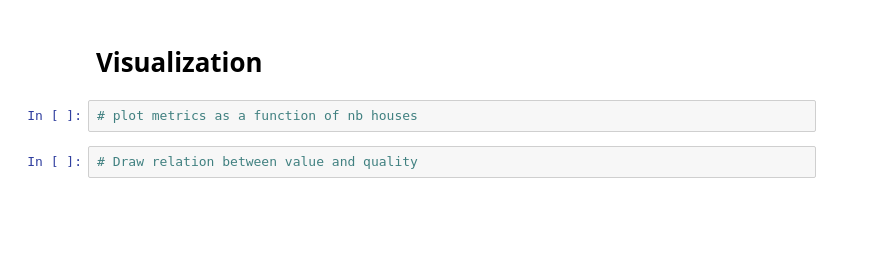
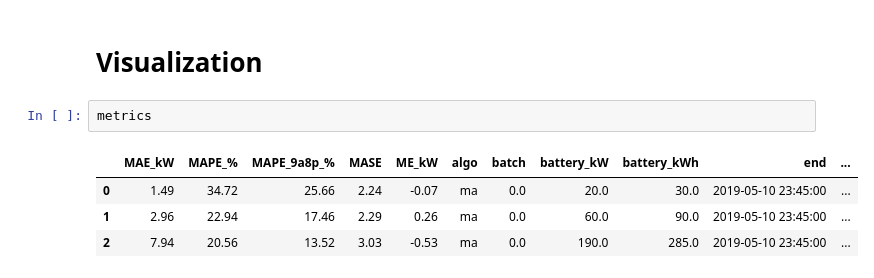
Before and after one commit to Jonathan56/pylec_forecastpaper, a Jupyter notebook: studies/ma.ipynb, the cells around one changed output. Saved outputs shown, nothing was run; the diff lists cells and outputs as text; blank space fills up the shorter version.

```diff
--- a/studies/ma.ipynb
+++ b/studies/ma.ipynb
@@ -115,6 +121,9 @@ Total time elapsed (hh:mm:ss) 0:00:06.757381
 # %% [markdown]
 # Visualization
-# %%
-# plot metrics as a function of nb houses
-# %%
-# Draw relation between value and quality
+# %%
+metrics
+# %% [output]
+|  | MAE_kW | MAPE_% | MAPE_9a8p_% | MASE | ME_kW | algo | batch | battery_kW | battery_kWh | end | ... |
+| 0 | 1.49 | 34.72 | 25.66 | 2.24 | -0.07 | ma | 0.0 | 20.0 | 30.0 | 2019-05-10 23:45:00 | ... |
+| 1 | 2.96 | 22.94 | 17.46 | 2.29 | 0.26 | ma | 0.0 | 60.0 | 90.0 | 2019-05-10 23:45:00 | ... |
+| 2 | 7.94 | 20.56 | 13.52 | 3.03 | -0.53 | ma | 0.0 | 190.0 | 285.0 | 2019-05-10 23:45:00 | ... |
```
Also changed, not shown: parts of 6 cells of this notebook, 3 other files.
